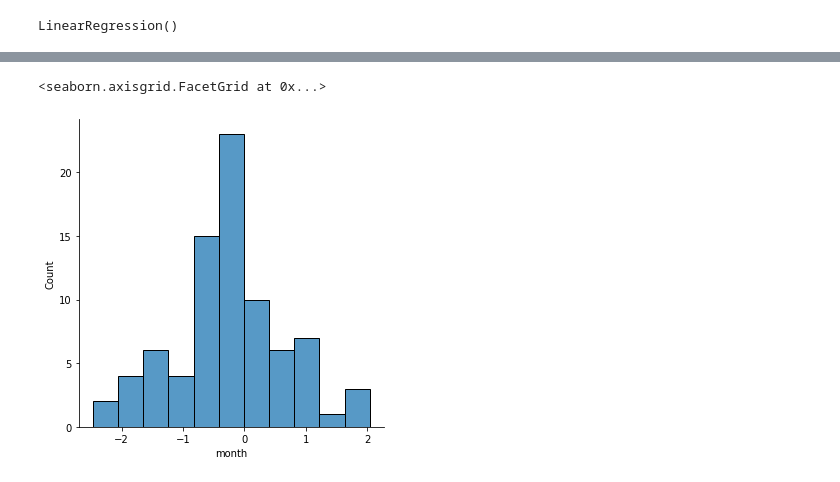
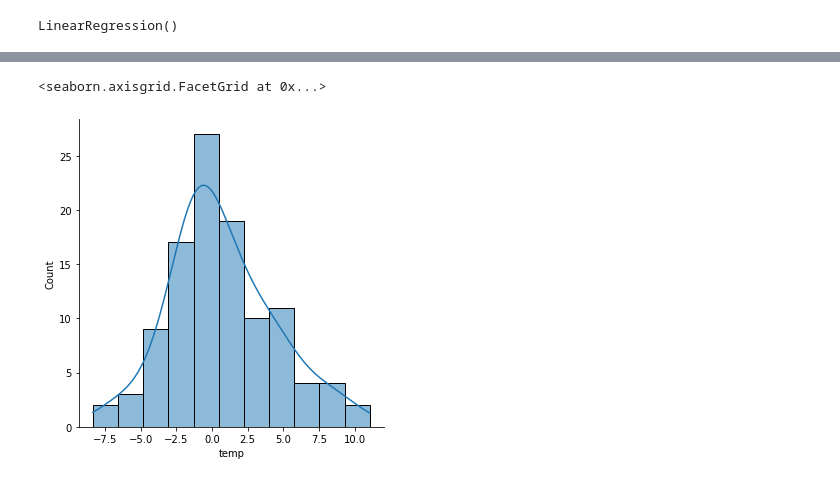
Before and after one commit to luizFaleiros/fire_forest, a Jupyter notebook: fire_forest.ipynb, the cells around one changed output, grey strips where cells are left out. Drawn from its saved outputs; the diff is of its cells as text; code cells hidden in the pictures.

```diff
--- a/fire_forest.ipynb
+++ b/fire_forest.ipynb
@@ -66,0 +55,5 @@ ff = ff[ff['area'] > 0]
+# %%
+ff.loc[ff['area'] > 0, 'hasFire'] = 1
+ff.loc[ff['area'] < 0.1, 'hasFire'] = 0
+# %%
+ff['area'] = np.log(ff['area']+1)
@@ -102,10 +118,10 @@ Index(['X', 'Y', 'month', 'day', 'FFMC', 'DMC', 'DC', 'ISI', 'temp', 'RH',
       dtype='object')
 # %%
-x = ff[['area', 'FFMC', 'DMC', 'DC', 'ISI', 'temp', 'RH', 'wind',
-       'rain', 'day']]
-y = ff['month']
+x = ff[['X', 'Y', 'month', 'day', 'FFMC', 'DMC', 'DC', 'ISI', 'RH',
+       'wind', 'rain', 'area', 'BUI']]
+y = ff['temp']
 # %%
-x_train, x_teste, y_train, y_test = train_test_split(x,y,test_size=0.3, random_state=110)
+x_train, x_teste, y_train, y_test = train_test_split(x,y,test_size=0.4, random_state=110)
 # %%
 lm = LinearRegression()
 # %%
@@ -148,8 +168,8 @@ plt.scatter(y_test,predict)
 # %%
-sns.displot(((y_test-predict)))
+sns.displot((y_test-predict), kde=True)
 # %% [output]
 <seaborn.axisgrid.FacetGrid at 0x...>
-[figure, old version]
+[figure, new version]
 # %%
 print('MAE', metrics.mean_absolute_error(y_test,predict))
 # %% [output]
```
Also changed, not shown: parts of 20 cells of this notebook, 7 other files.
